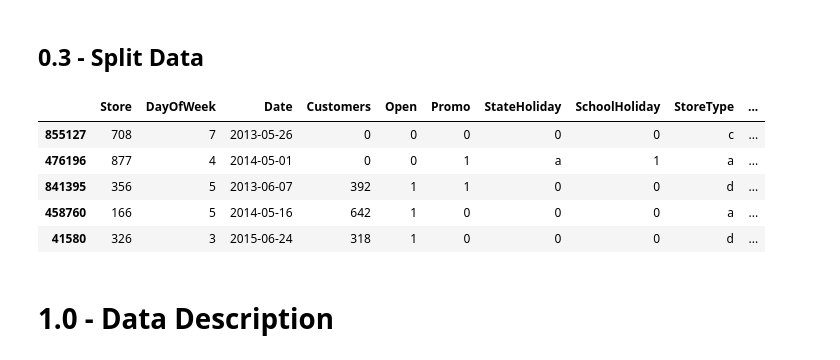
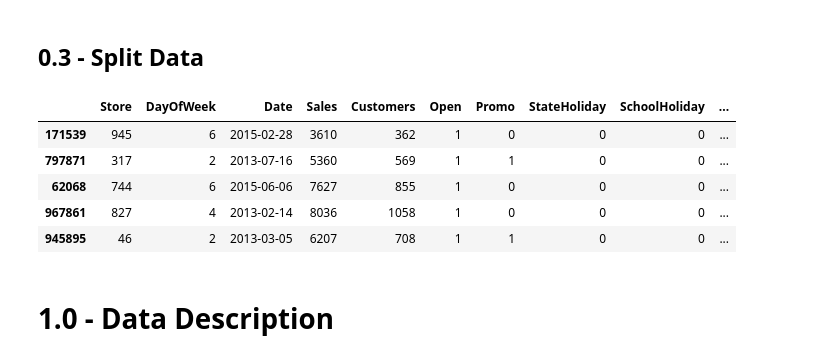
Before and after one commit to eliasbatistasouza/rossmann_sales, a Jupyter notebook: notebooks/001-EDA-ebs.ipynb, the cells around one changed output. Saved outputs shown, nothing was run; the diff lists cells and outputs as text; code cells hidden in the pictures.

```diff
--- a/notebooks/001-EDA-ebs.ipynb
+++ b/notebooks/001-EDA-ebs.ipynb
@@ -51,16 +48,18 @@ df_raw.sample(5)
 ## 0.3 - Split Data
 # %%
 # Split dataset into train, test and validation
-X_train, X_test, y_train, y_test = train_test_split(df_raw.drop(['Sales'], axis=1), df_raw['Sales'], test_size=0.2, random_state=42)
+train, test = train_test_split(
+    df_raw, test_size=0.2, random_state=42
+)
 # %%
-X_train.sample(5)
+train.sample(5)
 # %% [output]
-|  | Store | DayOfWeek | Date | Customers | Open | Promo | StateHoliday | SchoolHoliday | StoreType | ... |
-| 855127 | 708 | 7 | 2013-05-26 | 0 | 0 | 0 | 0 | 0 | c | ... |
-| 476196 | 877 | 4 | 2014-05-01 | 0 | 0 | 1 | a | 1 | a | ... |
-| 841395 | 356 | 5 | 2013-06-07 | 392 | 1 | 1 | 0 | 0 | d | ... |
-| 458760 | 166 | 5 | 2014-05-16 | 642 | 1 | 0 | 0 | 0 | a | ... |
-| 41580 | 326 | 3 | 2015-06-24 | 318 | 1 | 0 | 0 | 0 | d | ... |
+|  | Store | DayOfWeek | Date | Sales | Customers | Open | Promo | StateHoliday | SchoolHoliday | ... |
+| 171539 | 945 | 6 | 2015-02-28 | 3610 | 362 | 1 | 0 | 0 | 0 | ... |
+| 797871 | 317 | 2 | 2013-07-16 | 5360 | 569 | 1 | 1 | 0 | 0 | ... |
+| 62068 | 744 | 6 | 2015-06-06 | 7627 | 855 | 1 | 0 | 0 | 0 | ... |
+| 967861 | 827 | 4 | 2013-02-14 | 8036 | 1058 | 1 | 0 | 0 | 0 | ... |
+| 945895 | 46 | 2 | 2013-03-05 | 6207 | 708 | 1 | 1 | 0 | 0 | ... |
 # %% [markdown]
 # 1.0 - Data Description
 # %%
```
Also changed, not shown: parts of 45 cells of this notebook.
